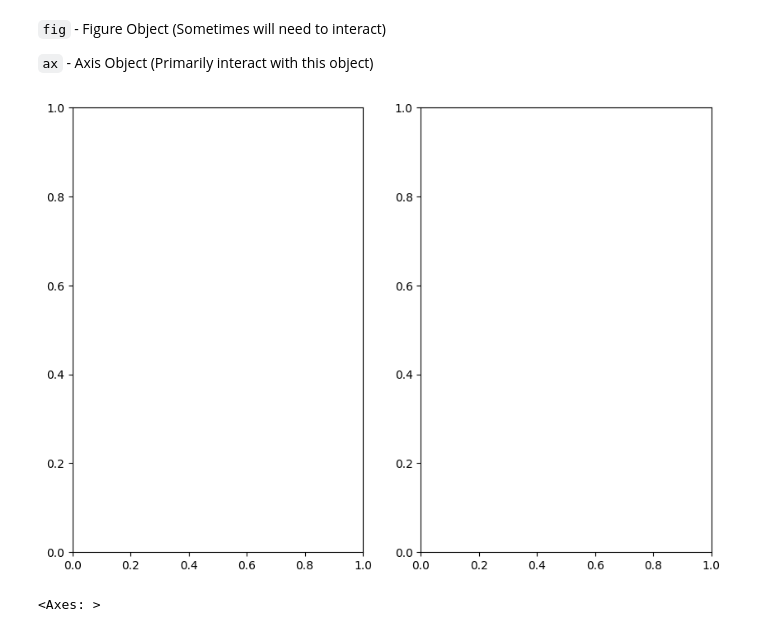
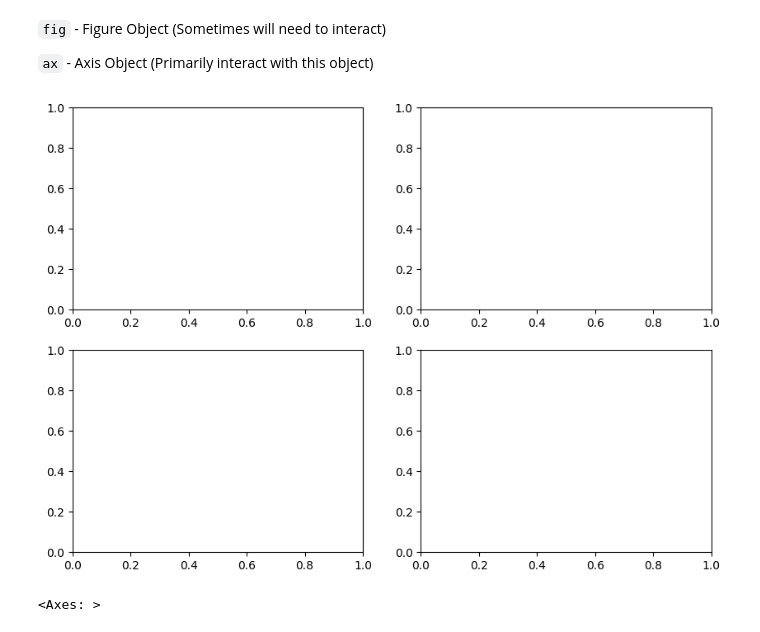
Before and after one commit to bipin-a/aidi-1100, a Jupyter notebook: lecture_material/Week6.ipynb, the cells around one changed output. Saved outputs shown, nothing was run; the diff lists cells and outputs as text; code cells hidden in the pictures.

```diff
--- a/lecture_material/Week6.ipynb
+++ b/lecture_material/Week6.ipynb
@@ -547,10 +500,11 @@ Type:      function
 
 `ax` - Axis Object (Primarily interact with this object)
 # %%
-# Unpacking
-fig, ax = plt.subplots(1,2, figsize=(10,7))
+# Tuple Unpacking
+# ax is now a 2x2 array, so it must be sliced using ax[n][m]
+fig, ax = plt.subplots(2,2, figsize=(10,7))
 # %% [output]
-[figure, old version]
+[figure, new version]
 # %%
 # Method 1
 ax[0][1]
```
Also changed, not shown: parts of 89 cells of this notebook, 1 other file.
